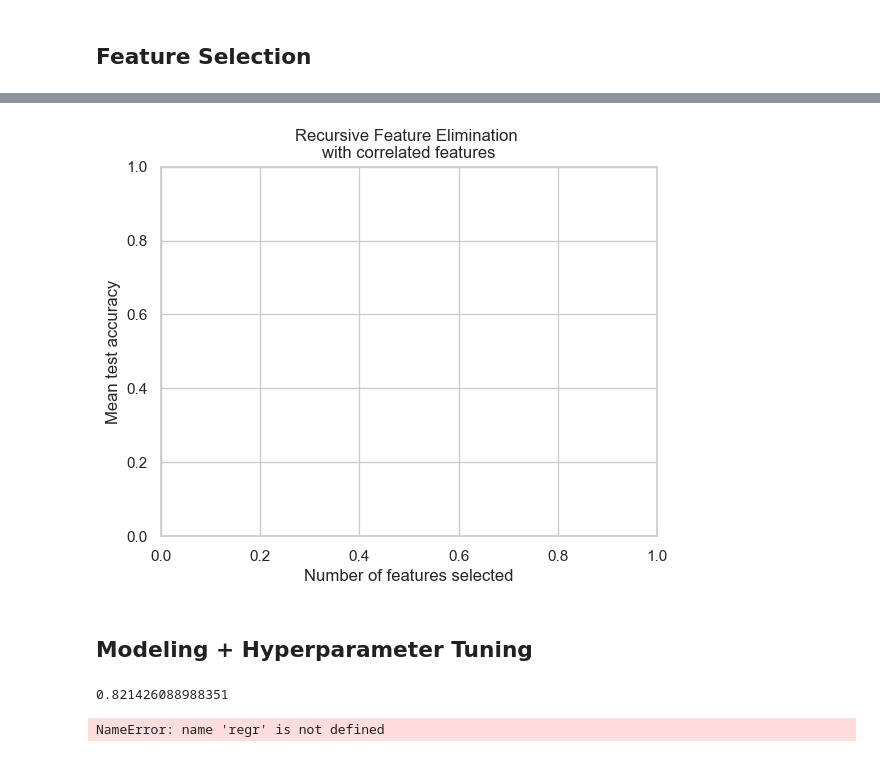
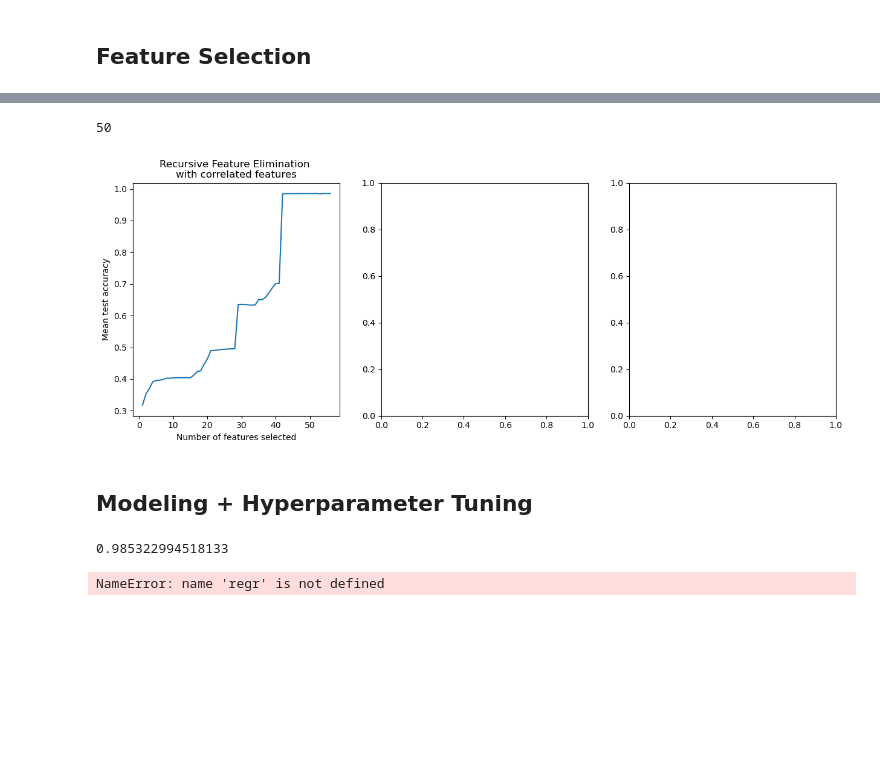
Before and after one commit to aymankhan2003/Market-Value-Predictor, a Jupyter notebook: Project.ipynb, the cells around one changed output, grey strips where cells are left out. Cells and saved outputs as stored; diff of their text form; code cells hidden in the pictures; blank space fills up the shorter version.

```diff
--- a/Project.ipynb
+++ b/Project.ipynb
@@ -101,4 +124,8 @@ mutual_info.sort_values(ascending=False).plot.bar(figsize=(15,3)) #title it
 # %%
-from sklearn.feature_selection import SelectPercentile #use selectk best
-selected_top_columns = SelectPercentile(mutual_info_regression, percentile=30)
+from sklearn.feature_selection import SelectKBest
+from sklearn.feature_selection import mutual_info_regression
+
+selected_top_columns = SelectKBest(mutual_info_regression, k=15)
 selected_top_columns.fit(X_train_value, y_train_value)
+X_train_value_m_info_sel = X_train_value[selected_top_columns.get_feature_names_out(selected_top_columns.feature_names_in_)]
+X_test_value_m_info_sel = X_test_value[selected_top_columns.get_feature_names_out(selected_top_columns.feature_names_in_)]
@@ -135,7 +134,8 @@ pearson_corr.sort_values(ascending=False).plot.bar(figsize=(15,5))
 # %%
 from sklearn.feature_selection import SelectKBest
-from sklearn.feature_selection import r_regression
-selected_top_columns = SelectKBest(r_regression, k=)
+from sklearn.feature_selection import f_regression
+
+selected_top_columns = SelectKBest(f_regression, k=15)
 selected_top_columns.fit(X_train_value, y_train_value)
-
-X_train_value.columns[selected_top_columns.get_support()]
+X_train_value_f_reg_sel = X_train_value[selected_top_columns.get_feature_names_out(selected_top_columns.feature_names_in_)]
+X_test_value_f_reg_sel = X_test_value[selected_top_columns.get_feature_names_out(selected_top_columns.feature_names_in_)]
@@ -175,33 +150,70 @@ X_train_value_sel_final = X_train_value_sel[X_train_value_sel_final_index]
 # %%
+fig, axarr = plt.subplots(1, 3, figsize=(15,5), sharex = False, sharey = False)
+
+#try it on all the sets
+
+#all features RFECV
+from sklearn.feature_selection import RFECV
+from sklearn.linear_model import LinearRegression
+estimator = LinearRegression()
+selector = RFECV(estimator, step=1, cv=5)
+selector = selector.fit(X_train_value, y_train_value)
+
+print(selector.n_features_)
+#print the feature names too
+#print(selector.cv_results_)
+X_train_value_rfe_index = X_train_value.columns[selector.get_support()]
+X_train_value_rfe = X_train_value[X_train_value_rfe_index]
+
+#all features RFECV Vizualization
 n_scores = len(selector.cv_results_["mean_test_score"])
 scores = selector.cv_results_["mean_test_score"]
 
-#plt.plot(n_scores, scores)
+axarr[0].plot(np.arange(n_scores) + 1, scores)
+labs = axarr[0].set(title = "Recursive Feature Elimination \nwith correlated features", xlabel = "Number of features selected", ylabel = "Mean test accuracy")
 
-scores.shape
+# #MI features
+# n_scores = len(selector.cv_results_["mean_test_score"])
+# scores = selector.cv_results_["mean_test_score"]
 
-plt.figure()
-plt.xlabel("Number of features selected")
-plt.ylabel("Mean test accuracy")
-plt.title("Recursive Feature Elimination \nwith correlated features")
-plt.show()
+# plt.plot(np.arange(n_scores) + 1, scores)
+
+
+# plt.xlabel("Number of features selected")
+# plt.ylabel("Mean test accuracy")
+# plt.title("Recursive Feature Elimination \nwith correlated features")
+# plt.show()
+
+
+# #Regression features
+# n_scores = len(selector.cv_results_["mean_test_score"])
+# scores = selector.cv_results_["mean_test_score"]
+
+# plt.plot(np.arange(n_scores) + 1, scores)
+
+
+# plt.xlabel("Number of features selected")
+# plt.ylabel("Mean test accuracy")
+# plt.title("Recursive Feature Elimination \nwith correlated features")
+# plt.show()
 # %% [output]
+50
-[figure, old version]
+[figure, new version]
 # %% [markdown]
 ## Modeling + Hyperparameter Tuning
 # %%
 from sklearn.linear_model import LinearRegression
 Lol8 = LinearRegression()
-Lol8.fit(X_train_value_sel_final, y_train_value)
+Lol8.fit(X_train_value, y_train_value)
 # Lol8.score(X_test_value_sel, y_test_value)
 
 Lol8.coef_
 
 from sklearn.model_selection import cross_val_score
-model_scores = cross_val_score(Lol8, X_train_value_sel_final, y_train_value, cv=5)
+model_scores = cross_val_score(Lol8, X_train_value, y_train_value, cv=5)
 print(model_scores.mean())
 # %% [output]
-0.821426088988351
+0.985322994518133
 # %%
 from sklearn.ensemble import RandomForestRegressor
 # %%
```
Also changed, not shown: parts of 36 cells of this notebook.
